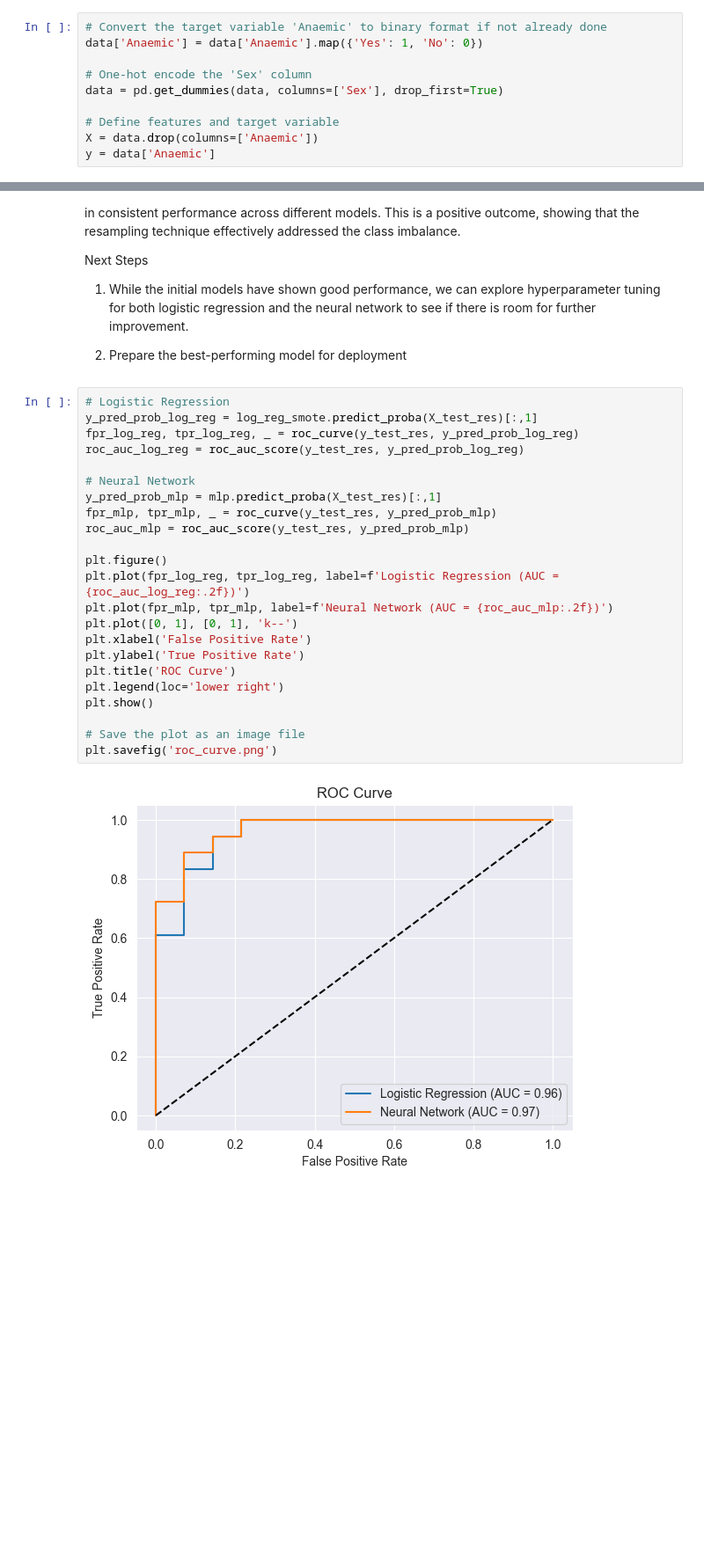
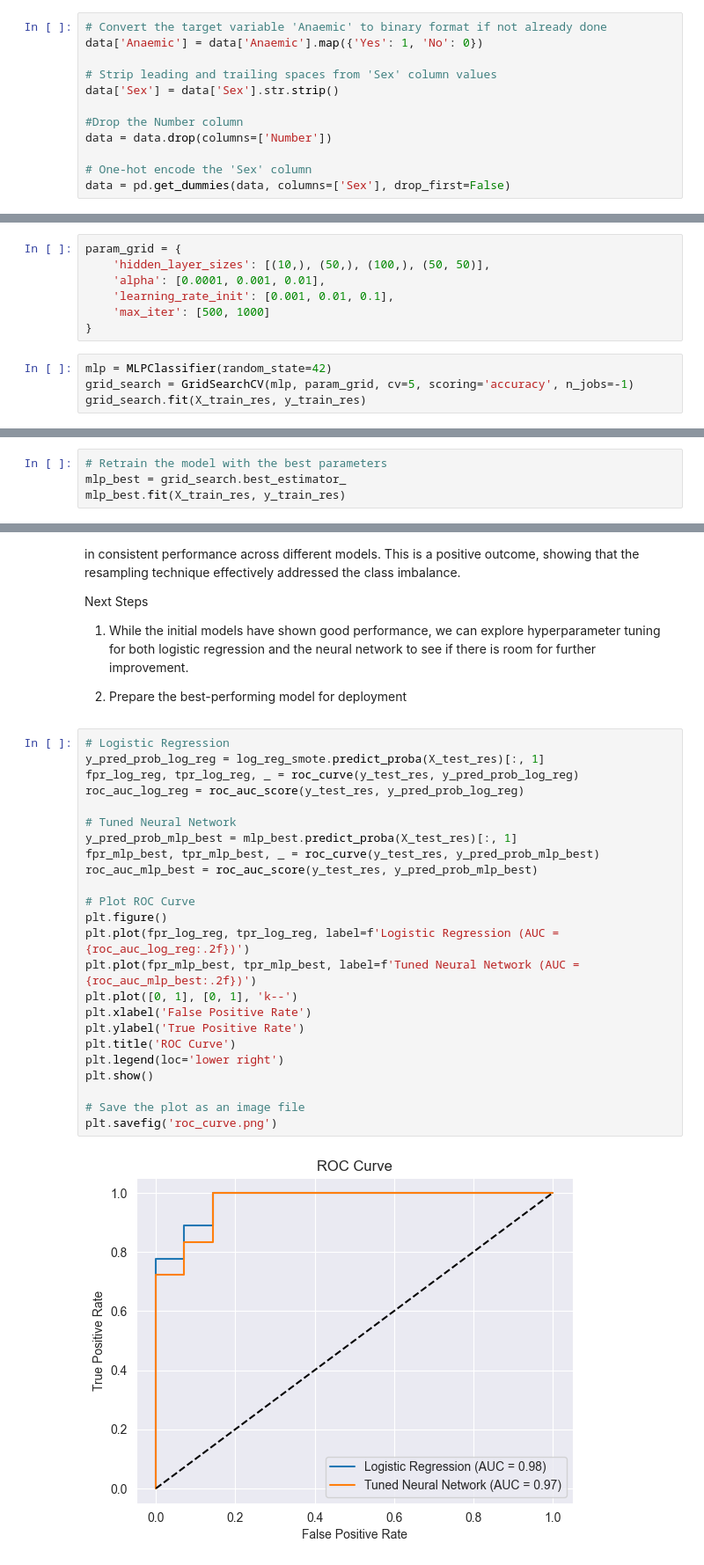
Before and after one commit to JustJin28/Anaemia-Prediction, a Jupyter notebook: Data Preparation and Modeling Notebook.ipynb, the cells around one changed output, grey strips where cells are left out. Shown: that part at 88% size. Cells and saved outputs as stored; diff of their text form; blank space fills up the shorter version.

Commit message:
Add anaemia prediction project with Flask web app

```diff
--- a/Data Preparation and Modeling Notebook.ipynb
+++ b/Data Preparation and Modeling Notebook.ipynb
@@ -20,9 +24,11 @@ data = pd.read_csv(file_path)
 # Convert the target variable 'Anaemic' to binary format if not already done
 data['Anaemic'] = data['Anaemic'].map({'Yes': 1, 'No': 0})
 
+# Strip leading and trailing spaces from 'Sex' column values
+data['Sex'] = data['Sex'].str.strip()
+
+#Drop the Number column
+data = data.drop(columns=['Number'])
+
 # One-hot encode the 'Sex' column
-data = pd.get_dummies(data, columns=['Sex'], drop_first=True)
-
-# Define features and target variable
-X = data.drop(columns=['Anaemic'])
-y = data['Anaemic']
+data = pd.get_dummies(data, columns=['Sex'], drop_first=False)
@@ -331,3 +361,14 @@ Classification Report (Neural Network):
 weighted avg       0.88      0.88      0.88        32
 
 Accuracy: 0.88
+# %%
+param_grid = {
+    'hidden_layer_sizes': [(10,), (50,), (100,), (50, 50)],
+    'alpha': [0.0001, 0.001, 0.01],
+    'learning_rate_init': [0.001, 0.01, 0.1],
+    'max_iter': [500, 1000]
+}
+# %%
+mlp = MLPClassifier(random_state=42)
+grid_search = GridSearchCV(mlp, param_grid, cv=5, scoring='accuracy', n_jobs=-1)
+grid_search.fit(X_train_res, y_train_res)
@@ -333,0 +386,4 @@ Accuracy: 0.88
+# %%
+# Retrain the model with the best parameters
+mlp_best = grid_search.best_estimator_
+mlp_best.fit(X_train_res, y_train_res)
@@ -342,29 +431,30 @@ Next Steps
 2. Prepare the best-performing model for deployment
 # %%
 # Logistic Regression
-y_pred_prob_log_reg = log_reg_smote.predict_proba(X_test_res)[:,1]
+y_pred_prob_log_reg = log_reg_smote.predict_proba(X_test_res)[:, 1]
 fpr_log_reg, tpr_log_reg, _ = roc_curve(y_test_res, y_pred_prob_log_reg)
 roc_auc_log_reg = roc_auc_score(y_test_res, y_pred_prob_log_reg)
 
-# Neural Network
-y_pred_prob_mlp = mlp.predict_proba(X_test_res)[:,1]
-fpr_mlp, tpr_mlp, _ = roc_curve(y_test_res, y_pred_prob_mlp)
-roc_auc_mlp = roc_auc_score(y_test_res, y_pred_prob_mlp)
+# Tuned Neural Network
+y_pred_prob_mlp_best = mlp_best.predict_proba(X_test_res)[:, 1]
+fpr_mlp_best, tpr_mlp_best, _ = roc_curve(y_test_res, y_pred_prob_mlp_best)
+roc_auc_mlp_best = roc_auc_score(y_test_res, y_pred_prob_mlp_best)
 
+# Plot ROC Curve
 plt.figure()
 plt.plot(fpr_log_reg, tpr_log_reg, label=f'Logistic Regression (AUC = {roc_auc_log_reg:.2f})')
-plt.plot(fpr_mlp, tpr_mlp, label=f'Neural Network (AUC = {roc_auc_mlp:.2f})')
+plt.plot(fpr_mlp_best, tpr_mlp_best, label=f'Tuned Neural Network (AUC = {roc_auc_mlp_best:.2f})')
 plt.plot([0, 1], [0, 1], 'k--')
 plt.xlabel('False Positive Rate')
 plt.ylabel('True Positive Rate')
 plt.title('ROC Curve')
 plt.legend(loc='lower right')
 plt.show()
 
 # Save the plot as an image file
 plt.savefig('roc_curve.png')
 # %% [output]
-[figure, old version]
+[figure, new version]
 <Figure size 640x480 with 0 Axes>
 # %%
 # Logistic Regression Coefficients
```
Also changed, not shown: parts of 15 cells of this notebook, 7 other files.
